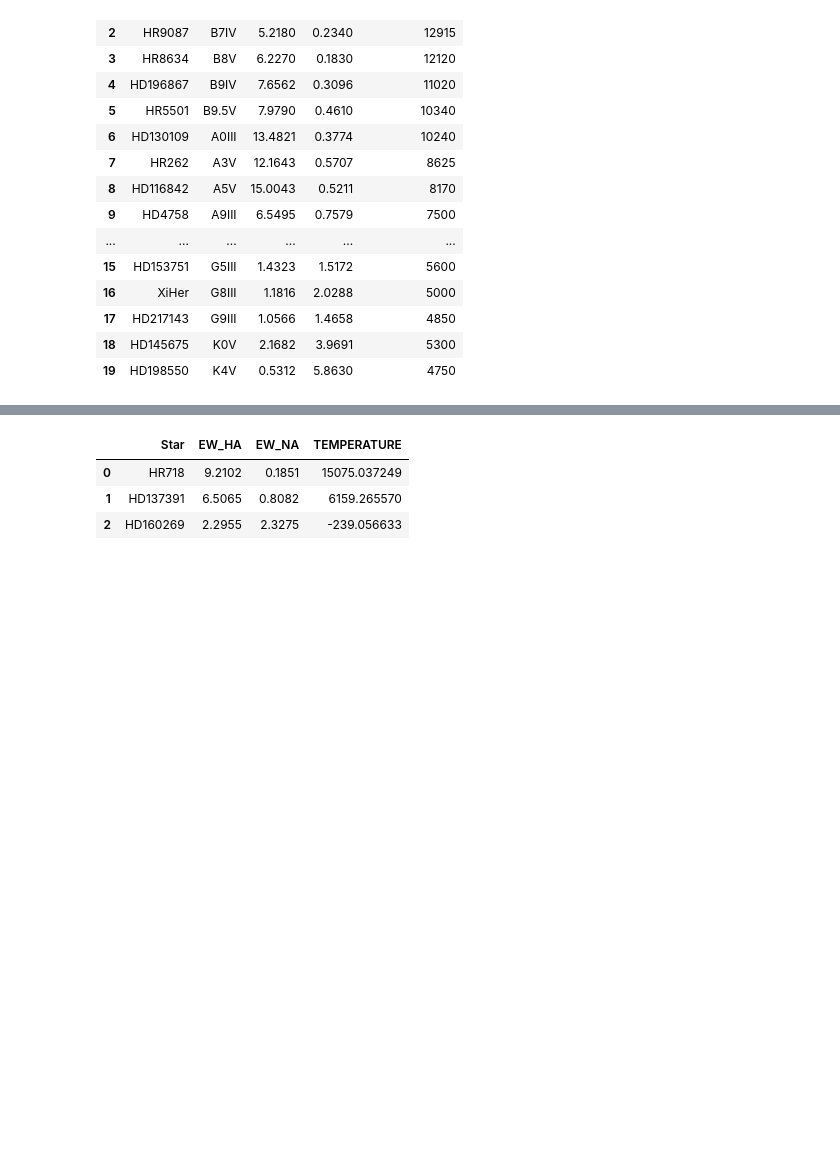
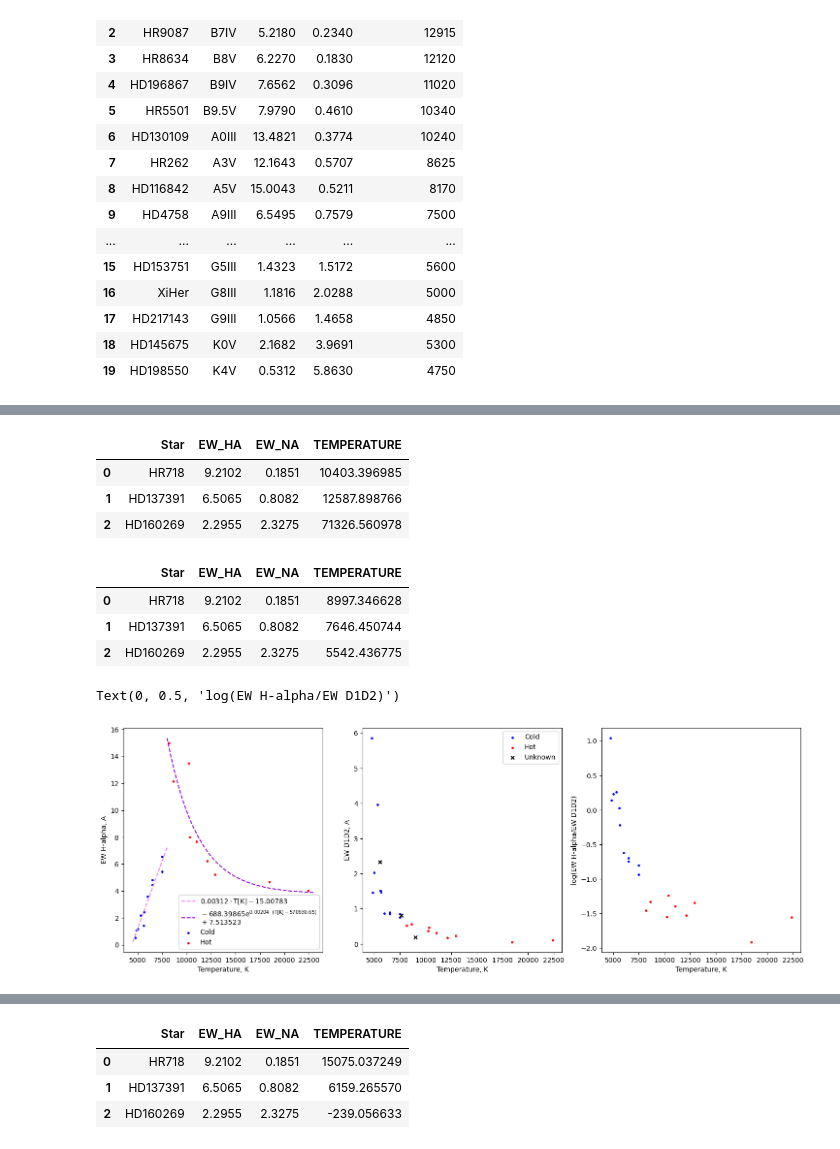
Before and after one commit to ASTR0MNSTR/univ_codes, a Jupyter notebook: 2024_2025/Spectroscopy/stars_3/ew.ipynb, the cells around one changed output, grey strips where cells are left out. Cells and saved outputs as stored; diff of their text form; code cells hidden in the pictures; blank space fills up the shorter version.

Commit message:
star_04

```diff
--- a/2024_2025/Spectroscopy/stars_3/ew.ipynb
+++ b/2024_2025/Spectroscopy/stars_3/ew.ipynb
@@ -77,3 +46,79 @@ Text(0, 0.5, 'log(EW H-alpha/EW D1D2)')
+# %%
+def exp_decay(x, a, b, x0, c):
+    return a * np.exp(-b * (x - x0)) + c
+
+popt, pcov = curve_fit(exp_decay, df_hot['TEMPERATURE'], df_hot['EW_HA'], p0=[4, 0.0003, 5000, -2])
+
+a_fit, b_fit, x_0, c_fit = popt
+
+x_fit_exp = np.linspace(8000, 23000, 100)
+y_fit_exp = exp_decay(x_fit_exp, a_fit, b_fit, x_0, c_fit)
+
+interp_func = interp1d(y_fit_exp, x_fit_exp, kind='linear', fill_value="extrapolate")
+
+df_unknown['TEMPERATURE'] = interp_func(df_unknown['EW_HA'])
+
+df_unknown
+
+# print(a_fit, b_fit, x_0, c_fit)
+# %% [output]
+|  | Star | EW_HA | EW_NA | TEMPERATURE |
+| 0 | HR718 | 9.2102 | 0.1851 | 10403.396985 |
+| 1 | HD137391 | 6.5065 | 0.8082 | 12587.898766 |
+| 2 | HD160269 | 2.2955 | 2.3275 | 71326.560978 |
+# %%
+def linear(x, a, b):
+    return a * x + b
+
+popt, pcov = curve_fit(linear, df_cold['TEMPERATURE'], df_cold['EW_HA'], p0=[0.001, -5000])
+
+a_fit, b_fit = popt
+
+x_fit = np.linspace(4500, 8000, 100)
+y_fit = linear(x_fit, a_fit, b_fit)
+
+interp_func = interp1d(y_fit, x_fit, kind='linear', fill_value="extrapolate")
+
+df_unknown['TEMPERATURE'] = interp_func(df_unknown['EW_HA'])
+
+df_unknown
+# %% [output]
+|  | Star | EW_HA | EW_NA | TEMPERATURE |
+| 0 | HR718 | 9.2102 | 0.1851 | 8997.346628 |
+| 1 | HD137391 | 6.5065 | 0.8082 | 7646.450744 |
+| 2 | HD160269 | 2.2955 | 2.3275 | 5542.436775 |
+# %%
+fig, axes = plt.subplots(1, 3, figsize=(18, 6))
+
+ax = axes[0]
+
+ax.plot(x_fit, y_fit, color='violet', linestyle='dashed', label=r'$\rm 0.00312 \cdot T[K] - 15.00783$')
+ax.plot(x_fit_exp, y_fit_exp, color='darkviolet', linestyle='dashed', label=r'$\rm -688.39865 e^{0.00204 \cdot (T[K] - 570930.65)}$' + '\n'+ r'$\rm + 7.513523$')
+ax.scatter(df_cold['TEMPERATURE'], df_cold['EW_HA'], color='blue', marker='.', s=25, label='Cold')
+ax.scatter(df_hot['TEMPERATURE'], df_hot['EW_HA'], color='red', marker='.', s=25, label='Hot')
+ax.set_xlabel('Temperature, K')
+ax.set_ylabel('EW H-alpha, A')
+
+ax.legend()
+
+ax = axes[1]
+
+ax.scatter(df_cold['TEMPERATURE'], df_cold['EW_NA'], color='blue', marker='.', s=25, label='Cold')
+ax.scatter(df_hot['TEMPERATURE'], df_hot['EW_NA'], color='red', marker='.', s=25, label='Hot')
+ax.scatter(df_unknown['TEMPERATURE'], df_unknown['EW_NA'], color='black', marker='x', s=25, label='Unknown')
+ax.set_xlabel('Temperature, K')
+ax.set_ylabel('EW D1D2, A')
+ax.legend()
+
+ax = axes[2]
+
+ax.scatter(df_cold['TEMPERATURE'], np.log10(df_cold['EW_NA']/df_cold['EW_HA']), color='blue', marker='.', s=25, label='Cold')
+ax.scatter(df_hot['TEMPERATURE'], np.log10(df_hot['EW_NA']/df_hot['EW_HA']), color='red', marker='.', s=25, label='Hot')
+ax.set_xlabel('Temperature, K')
+ax.set_ylabel('log(EW H-alpha/EW D1D2)')
+# %% [output]
+Text(0, 0.5, 'log(EW H-alpha/EW D1D2)')
+[figure, added]
 # %%
 interp_func = interp1d(y_fit, x_fit, kind='linear', fill_value="extrapolate")
 
```
Also changed, not shown: parts of 4 cells of this notebook, 11 other files.
